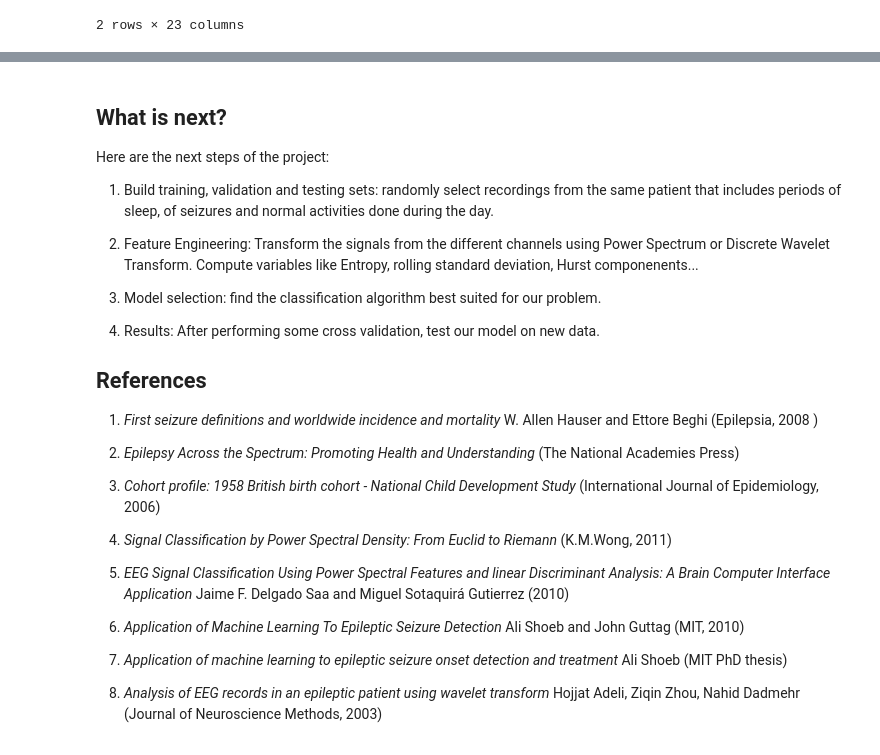
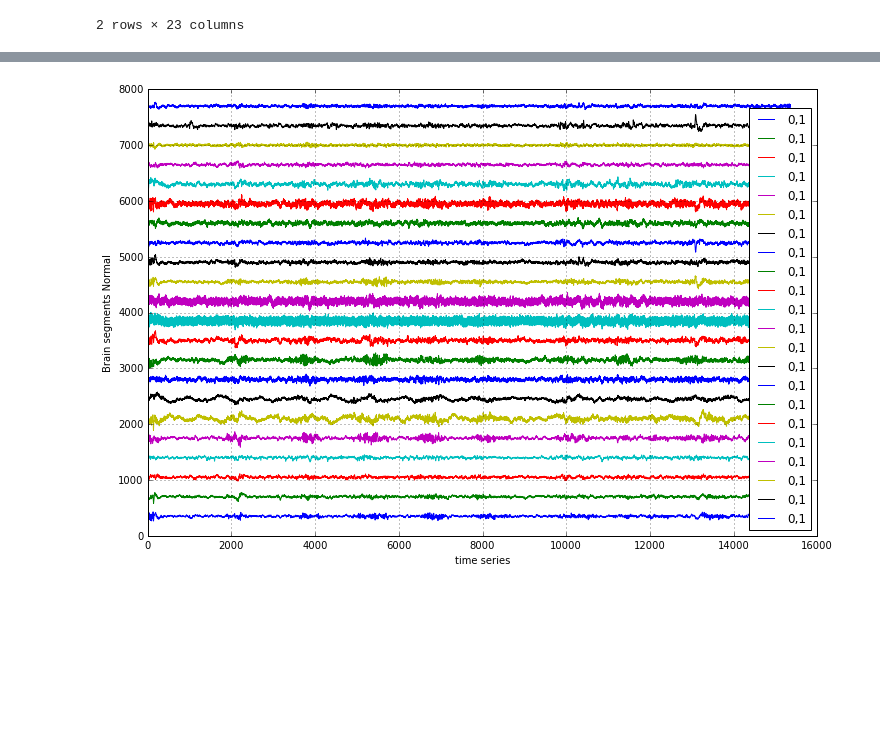
Before and after one commit to stiwarih/hssyp, a Jupyter notebook: Mile-45/Bend_Kumar_Smadja_Tiwari_CS109a_Seizures_Milestone_45-st.ipynb, the cells around one changed output, grey strips where cells are left out. Cells and saved outputs as stored; diff of their text form; code cells hidden in the pictures; blank space fills up the shorter version.

```diff
--- a/Mile-45/Bend_Kumar_Smadja_Tiwari_CS109a_Seizures_Milestone_45-st.ipynb
+++ b/Mile-45/Bend_Kumar_Smadja_Tiwari_CS109a_Seizures_Milestone_45-st.ipynb
@@ -73,17 +89,0 @@ plt.show()
-# %%
-ax = ['ax'+str(i) for i in range(23)]
-C = df_signals.columns
-plt.figure(figsize=(10,10))
-plt.suptitle("Fig1: 40 seconds of normal activity recorded by 23 channels", fontsize= 14)
-for i in range(23):
-    ax[i] = plt.subplot(23,1,i+1)
-    ax[i].plot(df_signals[C[i]].iloc[0:10240],"blue")
-    ax[i].set_xticklabels([])
-    ax[i].set_yticklabels([])
-    ax[i].tick_params(axis='both', which='both', bottom='off', top='off', labelbottom='off' ,length=0)
-    ax[i].spines["top"].set_visible(False)
-    ax[i].spines["bottom"].set_visible(False)
-    ax[i].spines["right"].set_visible(False)
-    ax[i].spines["left"].set_visible(False)
-    ax[i].set_ylabel(C[i], fontsize=10, rotation=0)
-    ax[i].yaxis.set_label_position("right")
@@ -130,33 +90,15 @@ plt.show()
-# %% [markdown]
-## What is next?
-
-Here are the next steps of the project:
-
-1. Build training, validation and testing sets: randomly select recordings from the same patient that includes periods of sleep, of seizures and normal activities done during the day.
-
-2. Feature Engineering: Transform the signals from the different channels using Power Spectrum or Discrete Wavelet Transform. Compute variables like Entropy, rolling standard deviation, Hurst componenents...
-
-3. Model selection: find the classification algorithm best suited for our problem.
-
-4. Results: After performing some cross validation, test our model on new data.
-
-
-
-
-## References
-
-1. *First seizure deﬁnitions and worldwide incidence and mortality* W. Allen Hauser and Ettore Beghi (Epilepsia, 2008 )
-
-2. *Epilepsy Across the Spectrum:  Promoting Health and Understanding* (The National Academies Press)
-
-3. *Cohort profile: 1958 British birth cohort - National Child Development Study* (International Journal of Epidemiology, 2006)
-
-4. *Signal Classiﬁcation by Power Spectral Density: From Euclid to Riemann* (K.M.Wong, 2011)
-
-5. *EEG Signal Classification Using Power Spectral Features and linear Discriminant Analysis: A Brain Computer Interface Application* Jaime F. Delgado Saa and Miguel Sotaquirá Gutierrez (2010)
-
-6. *Application of Machine Learning To Epileptic Seizure Detection* Ali Shoeb and John Guttag (MIT, 2010)
-
-7. *Application of machine learning to epileptic seizure onset detection and treatment* Ali Shoeb (MIT PhD thesis)
-
-8. *Analysis of EEG records in an epileptic patient using wavelet transform* Hojjat Adeli, Ziqin Zhou, Nahid Dadmehr (Journal of Neuroscience Methods, 2003)
+# %%
+plt.figure(figsize=(12,8))
+ts = np.arange(0, chb01_37_normal_1_df.shape[0], 1)
+max_pred = chb01_37_normal_1_df.shape[1] -1
+sep = 0
+for i in (range(0, max_pred)):
+    sep += 350
+    cleaned_sep = chb01_37_normal_1_df.ix[:, i].values + sep
+    plt.plot(ts, cleaned_sep, label='0,1')
+plt.xlabel('time series'); plt.ylabel('Brain segments Normal')
+plt.legend(loc='best')
+plt.grid()
+plt.show()
+# %% [output]
+[figure, added]
```
Also changed, not shown: parts of 7 cells of this notebook.
